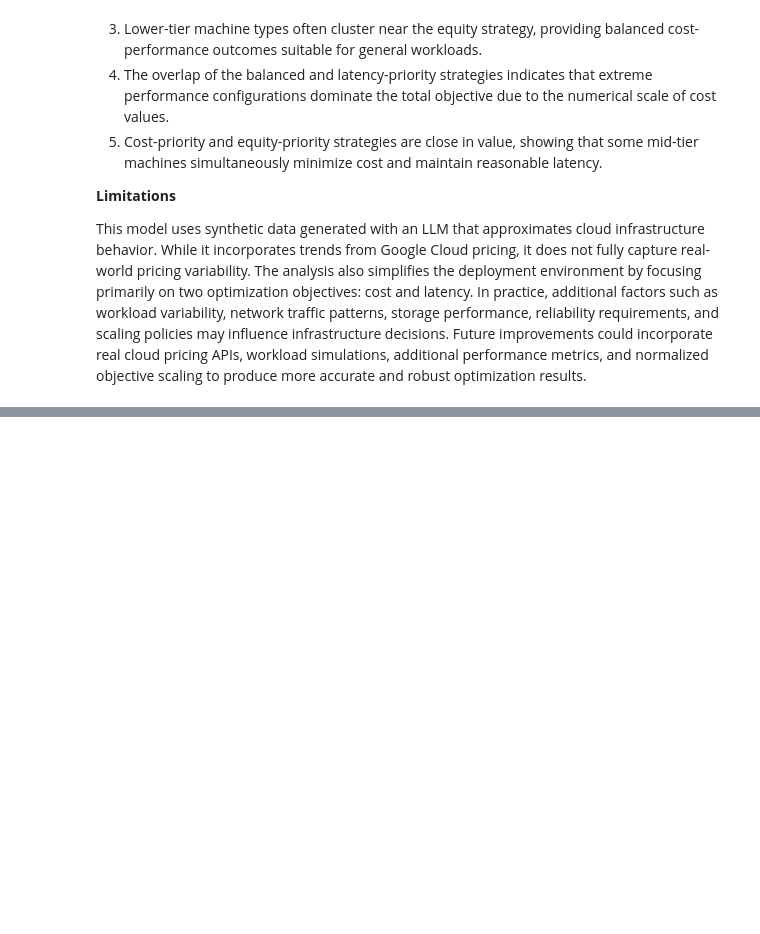
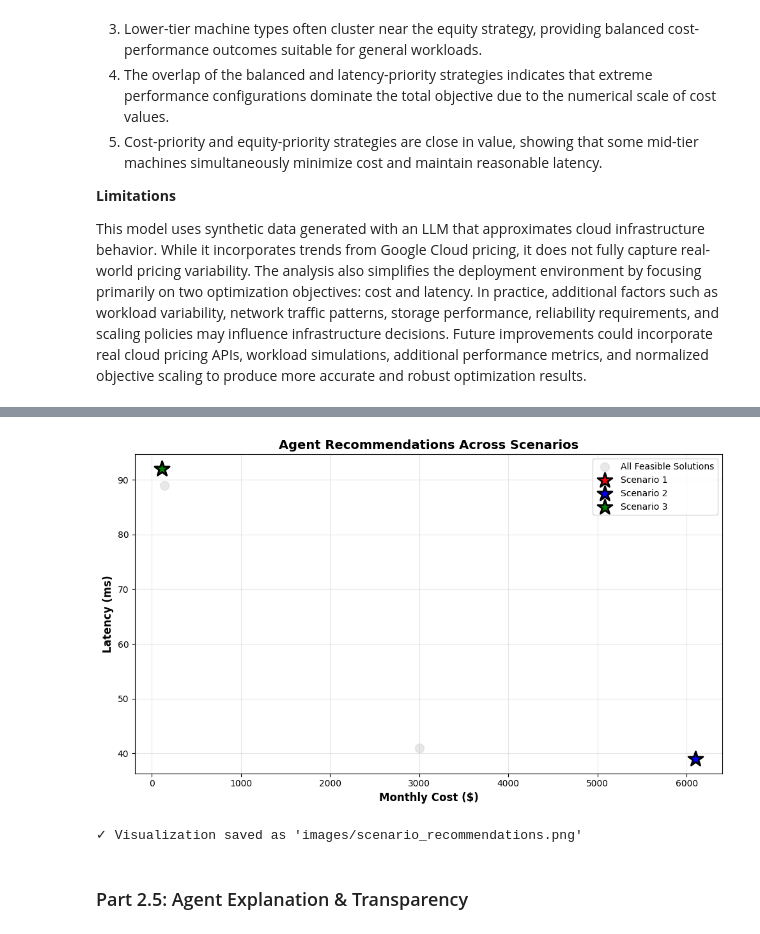
Before and after one commit to Akian-23/google-cloud-optimization-agent, a Jupyter notebook: optimization_engine.ipynb, the cells around one changed output, grey strips where cells are left out. Saved outputs shown, nothing was run; the diff lists cells and outputs as text; code cells hidden in the pictures; blank space fills up the shorter version.

```diff
--- a/optimization_engine.ipynb
+++ b/optimization_engine.ipynb
@@ -646,0 +1007,12 @@ This model uses synthetic data generated with an LLM that approximates cloud inf
+# %%
+# Test with a basic scenario
+test_scenario = {
+    'priority': 'balanced',
+    'urgency': 'medium',
+    'competitive_pressure': 'low'
+}
+
+print("\n=== TESTING AGENT ===\n")
+
+result = agent.recommend(test_scenario)
+print(agent.explain_recommendation(result))
@@ -646,0 +1135,45 @@ This model uses synthetic data generated with an LLM that approximates cloud inf
+# %%
+# Visualization showing recommended solutions for each scenario
+fig, ax = plt.subplots(figsize=(10, 6))
+
+# Background: feasible solutions
+ax.scatter(feasible_df['monthly_cost'], feasible_df['latency_ms'],
+           s=100, c='lightgray', alpha=0.5,
+           label='All Feasible Solutions')
+
+colors = ['red', 'blue', 'green']
+
+for i, (scenario_name, result) in enumerate(zip(scenarios.keys(), results)):
+
+    solution_row = feasible_df[
+        (feasible_df['machine_type'] == result['Machine Type']) &
+        (feasible_df['region'] == result['Region'])
+    ].iloc[0]
+
+    ax.scatter(solution_row['monthly_cost'],
+               solution_row['latency_ms'],
+               s=300,
+               c=colors[i],
+               marker='*',
+               edgecolors='black',
+               linewidth=2,
+               label=scenario_name.split(':')[0],
+               zorder=5)
+
+ax.set_xlabel('Monthly Cost ($)', fontsize=12, fontweight='bold')
+ax.set_ylabel('Latency (ms)', fontsize=12, fontweight='bold')
+ax.set_title('Agent Recommendations Across Scenarios', fontsize=14, fontweight='bold')
+
+ax.legend()
+ax.grid(True, alpha=0.3)
+
+plt.tight_layout()
+plt.savefig('images/scenario_recommendations.png', dpi=300, bbox_inches='tight')
+plt.show()
+
+print("\n✓ Visualization saved as 'images/scenario_recommendations.png'")
+# %% [output]
+[figure, added]
+✓ Visualization saved as 'images/scenario_recommendations.png'
+# %% [markdown]
+### Part 2.5: Agent Explanation & Transparency
```
Also changed, not shown: parts of 19 cells of this notebook.
